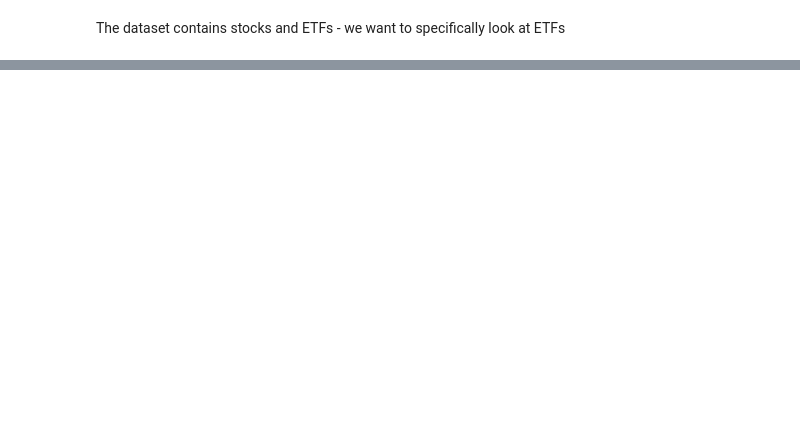
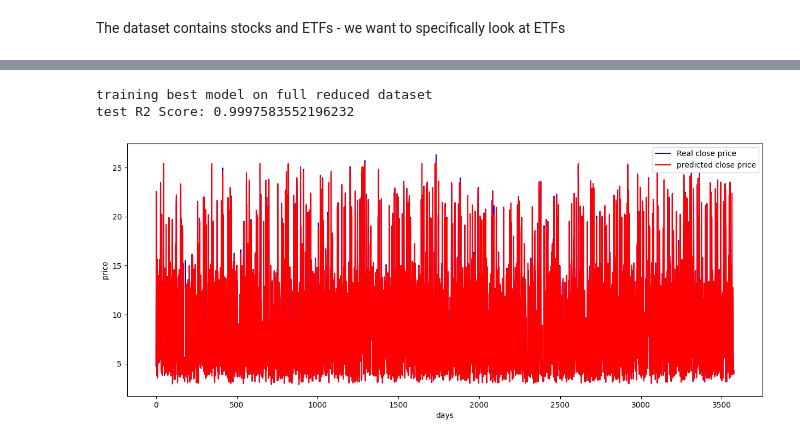
Before and after one commit to cysteely/MLGroupProject, a Jupyter notebook: MLproject.ipynb, the cells around one changed output, grey strips where cells are left out. Drawn from its saved outputs; the diff is of its cells as text; code cells hidden in the pictures; blank space fills up the shorter version.

```diff
--- a/MLproject.ipynb
+++ b/MLproject.ipynb
@@ -31,0 +24,14 @@ all_files = glob.glob(os.path.join(path, "*.csv"))
+# %%
+#finds the largest file we want
+max_rows = 0
+max_df = None
+max_file = None
+for file in all_files:
+    df = pd.read_csv(file)
+    df = df[df['Open'] != 0] #remove lines where open == 0
+    df = df.drop(columns=['Date']) #drops the date column completely, will deal with this later
+    if len(df) > max_rows:
+      max_rows = len(df)
+      max_df = df
+      max_file = file
+print("Data Frame: \n" , max_df.head(), "\nRows: " , max_rows, "\nFile: " , max_file)
@@ -31,0 +120,21 @@ all_files = glob.glob(os.path.join(path, "*.csv"))
+# %%
+print("training best model on full reduced dataset")
+best_model.fit(X_train_reduced, y_train)
+y_pred = best_model.predict(X_test_reduced)
+
+score = r2_score(y_test, y_pred)
+print("test R2 Score:", score)
+# %% [output]
+training best model on full reduced dataset
+test R2 Score: 0.9997583552196232
+# %%
+#plots y_pred vs y_test
+plt.figure(figsize=(15, 6))
+plt.plot(y_test.values, label='Real close price', color='blue')
+plt.plot(y_pred, label='predicted close price', color='red')
+plt.xlabel("days")
+plt.ylabel("price")
+plt.legend()
+plt.show()
+# %% [output]
+[figure, added]
```
Also changed, not shown: parts of 9 cells of this notebook.
